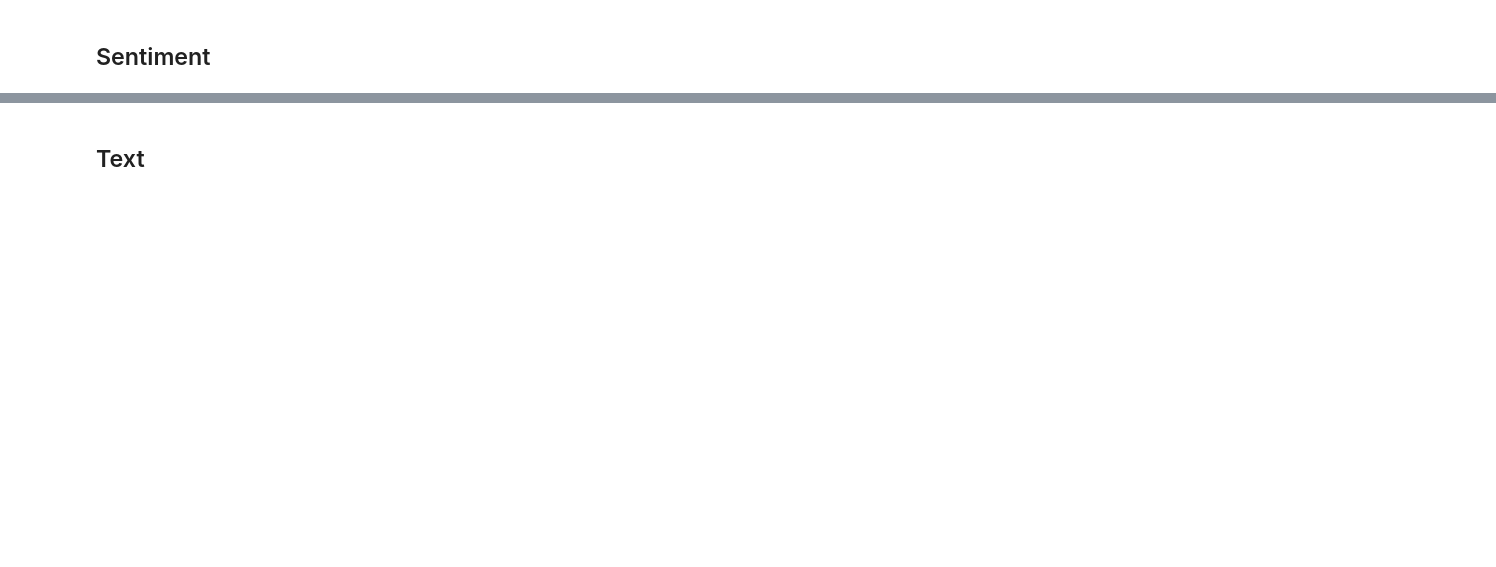
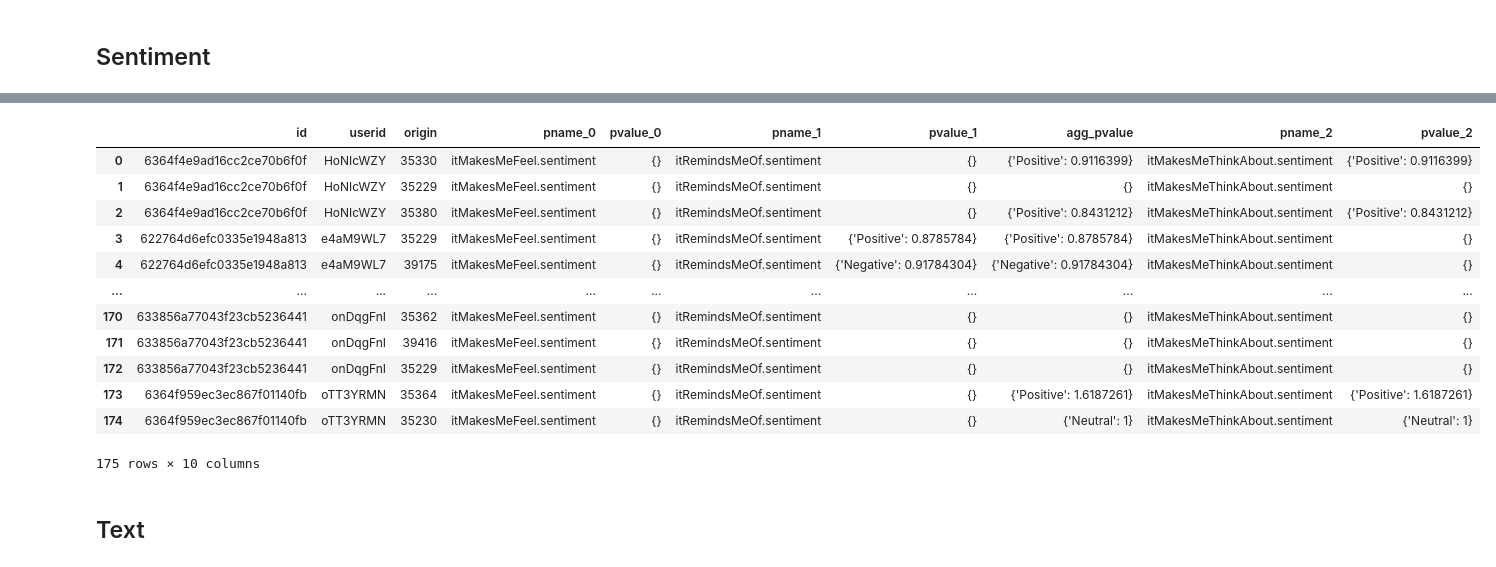
Before and after one commit to gjimenezUCM/LDH_UM_CM_Transformer, a Jupyter notebook: GAM/mergeGAMcontributions.ipynb, the cells around one changed output, grey strips where cells are left out. Saved outputs shown, nothing was run; the diff lists cells and outputs as text; code cells hidden in the pictures; blank space fills up the shorter version.

```diff
--- a/GAM/mergeGAMcontributions.ipynb
+++ b/GAM/mergeGAMcontributions.ipynb
@@ -199,2 +259,18 @@ def joinString (s1, s2):
+# %%
+dfSentiment
+# %% [output]
+|  | id | userid | origin | pname_0 | pvalue_0 | pname_1 | pvalue_1 | agg_pvalue | pname_2 | pvalue_2 |
+| 0 | 6364f4e9ad16cc2ce70b6f0f | HoNIcWZY | 35330 | itMakesMeFeel.sentiment | {} | itRemindsMeOf.sentiment | {} | {'Positive': 0.9116399} | itMakesMeThinkAbout.sentiment | {'Positive': 0.9116399} |
+| 1 | 6364f4e9ad16cc2ce70b6f0f | HoNIcWZY | 35229 | itMakesMeFeel.sentiment | {} | itRemindsMeOf.sentiment | {} | {} | itMakesMeThinkAbout.sentiment | {} |
+| 2 | 6364f4e9ad16cc2ce70b6f0f | HoNIcWZY | 35380 | itMakesMeFeel.sentiment | {} | itRemindsMeOf.sentiment | {} | {'Positive': 0.8431212} | itMakesMeThinkAbout.sentiment | {'Positive': 0.8431212} |
+| 3 | 622764d6efc0335e1948a813 | e4aM9WL7 | 35229 | itMakesMeFeel.sentiment | {} | itRemindsMeOf.sentiment | {'Positive': 0.8785784} | {'Positive': 0.8785784} | itMakesMeThinkAbout.sentiment | {} |
+| 4 | 622764d6efc0335e1948a813 | e4aM9WL7 | 39175 | itMakesMeFeel.sentiment | {} | itRemindsMeOf.sentiment | {'Negative': 0.91784304} | {'Negative': 0.91784304} | itMakesMeThinkAbout.sentiment | {} |
+| ... | ... | ... | ... | ... | ... | ... | ... | ... | ... | ... |
+| 170 | 633856a77043f23cb5236441 | onDqgFnI | 35362 | itMakesMeFeel.sentiment | {} | itRemindsMeOf.sentiment | {} | {} | itMakesMeThinkAbout.sentiment | {} |
+| 171 | 633856a77043f23cb5236441 | onDqgFnI | 39416 | itMakesMeFeel.sentiment | {} | itRemindsMeOf.sentiment | {} | {} | itMakesMeThinkAbout.sentiment | {} |
+| 172 | 633856a77043f23cb5236441 | onDqgFnI | 35229 | itMakesMeFeel.sentiment | {} | itRemindsMeOf.sentiment | {} | {} | itMakesMeThinkAbout.sentiment | {} |
+| 173 | 6364f959ec3ec867f01140fb | oTT3YRMN | 35364 | itMakesMeFeel.sentiment | {} | itRemindsMeOf.sentiment | {} | {'Positive': 1.6187261} | itMakesMeThinkAbout.sentiment | {'Positive': 1.6187261} |
+| 174 | 6364f959ec3ec867f01140fb | oTT3YRMN | 35230 | itMakesMeFeel.sentiment | {} | itRemindsMeOf.sentiment | {} | {'Neutral': 1} | itMakesMeThinkAbout.sentiment | {'Neutral': 1} |
+175 rows × 10 columns
 # %% [markdown]
 ## Text
```
Also changed, not shown: parts of 21 cells of this notebook, 2 other files.
